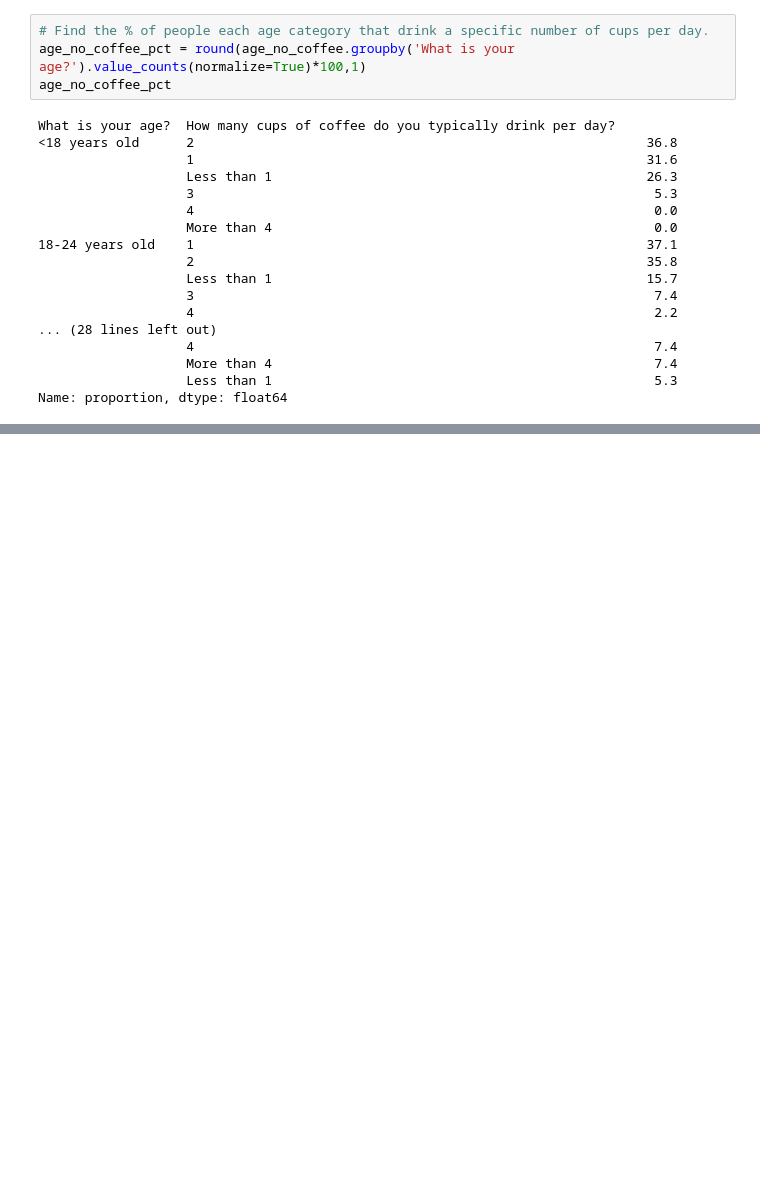
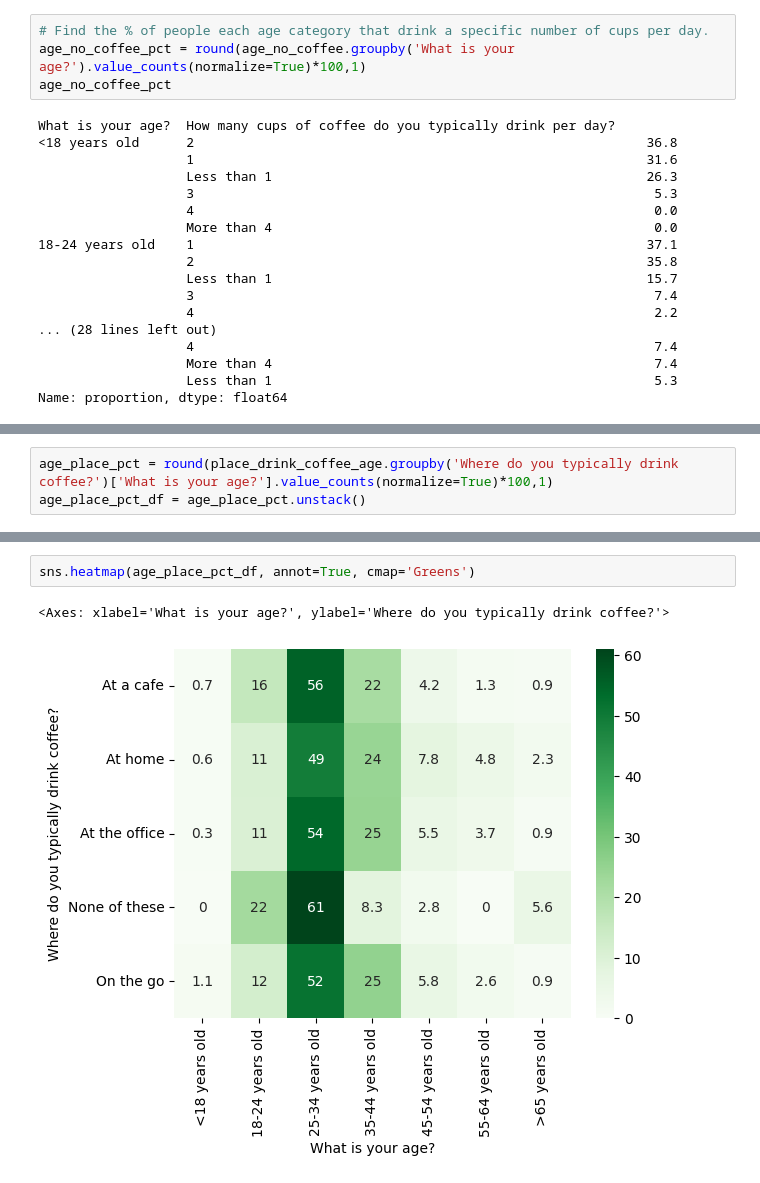
Before and after one commit to PujanFanju1/Data_projects_24, a Jupyter notebook: coffee_survey/coffee_survey_analysis.ipynb, the cells around one changed output, grey strips where cells are left out. Drawn from its saved outputs; the diff is of its cells as text; blank space fills up the shorter version.

```diff
--- a/coffee_survey/coffee_survey_analysis.ipynb
+++ b/coffee_survey/coffee_survey_analysis.ipynb
@@ -142,0 +336,3 @@ plt.show()
+# %%
+age_place_pct = round(place_drink_coffee_age.groupby('Where do you typically drink coffee?')['What is your age?'].value_counts(normalize=True)*100,1)
+age_place_pct_df = age_place_pct.unstack()
@@ -142,0 +349,5 @@ plt.show()
+# %%
+sns.heatmap(age_place_pct_df, annot=True, cmap='Greens')
+# %% [output]
+<Axes: xlabel='What is your age?', ylabel='Where do you typically drink coffee?'>
+[figure, added]
```
Also changed, not shown: parts of 30 cells of this notebook.
